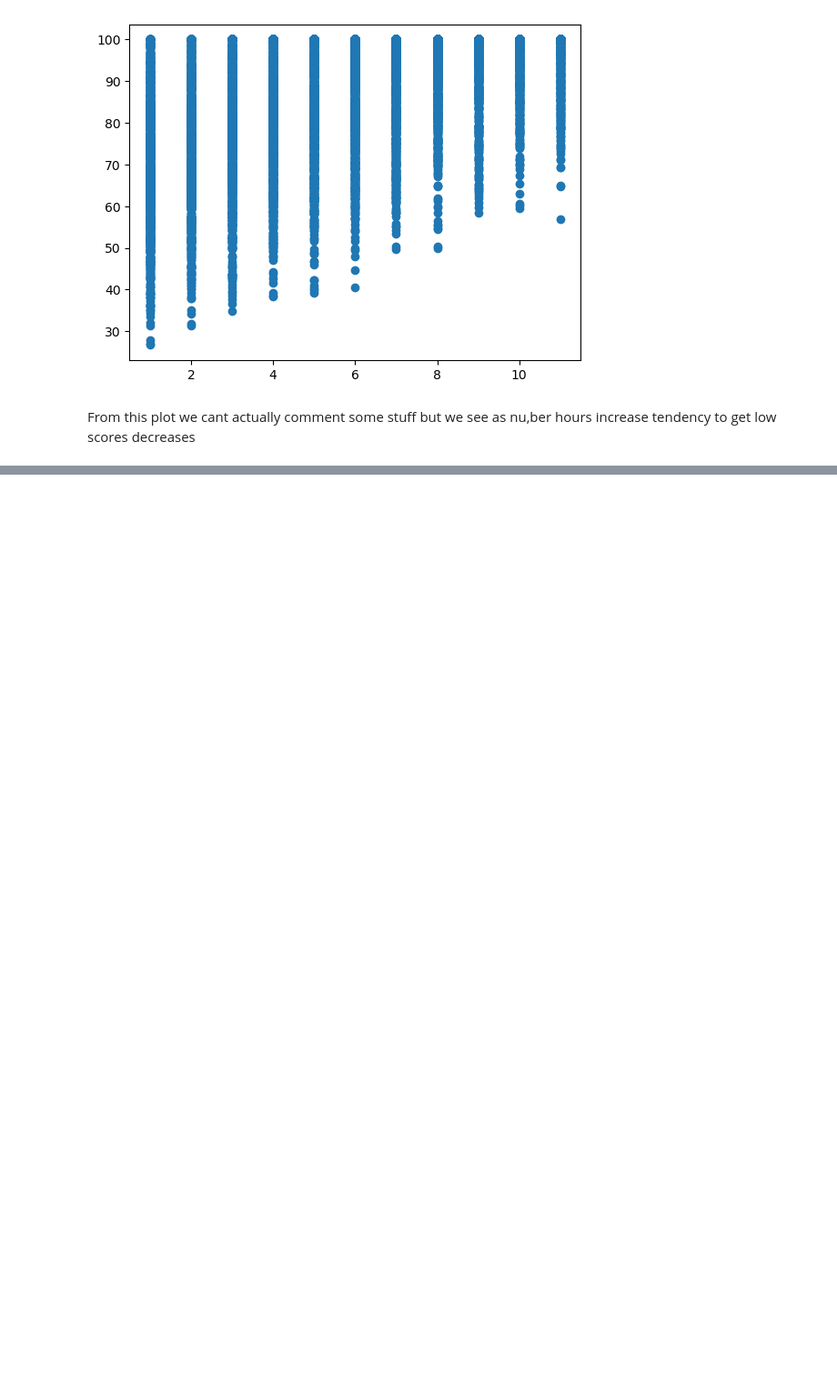
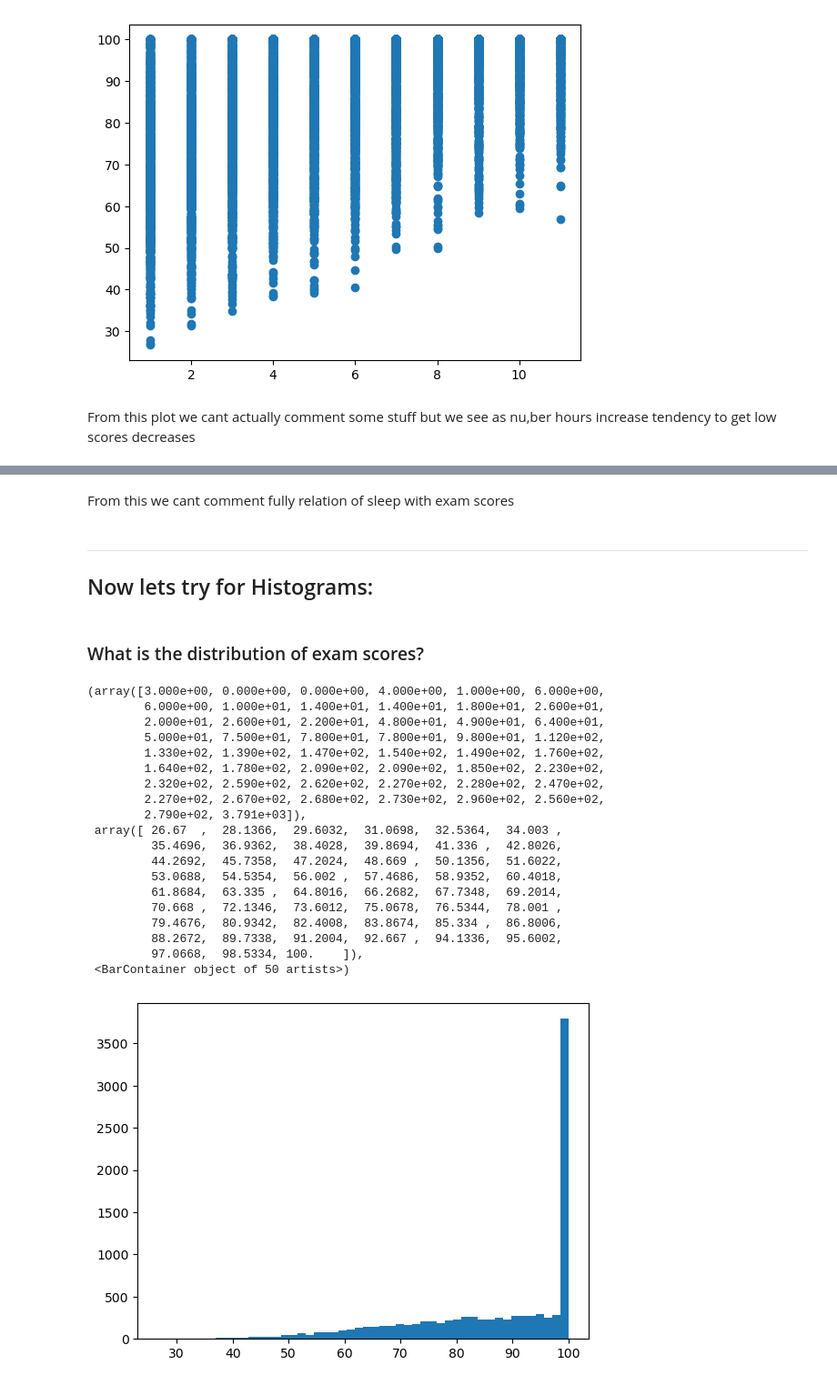
Before and after one commit to thedhawalpanchamiya/data-visualization, a Jupyter notebook: Mathplotlib_work.ipynb, the cells around one changed output, grey strips where cells are left out. Shown at 91% size. Cells and saved outputs as stored; diff of their text form; code cells hidden in the pictures; blank space fills up the shorter version.

```diff
--- a/Mathplotlib_work.ipynb
+++ b/Mathplotlib_work.ipynb
@@ -64,0 +86,34 @@ From this plot we cant actually comment some stuff but we see as nu,ber hours in
+# %% [markdown]
+From this we cant comment fully relation of sleep with exam scores
+# %% [markdown]
+---
+## Now lets try for Histograms:
+# %% [markdown]
+### What is the distribution of exam scores?
+# %%
+plt.hist(data = data, x= 'exam_score',bins = 50)
+plt.xlabel('Exam Score')
+plt.ylabel('No of Students in that range')
+plt.title('Distribution of scores')
+plt.show()
+# %% [output]
+(array([3.000e+00, 0.000e+00, 0.000e+00, 4.000e+00, 1.000e+00, 6.000e+00,
+        6.000e+00, 1.000e+01, 1.400e+01, 1.400e+01, 1.800e+01, 2.600e+01,
+        2.000e+01, 2.600e+01, 2.200e+01, 4.800e+01, 4.900e+01, 6.400e+01,
+        5.000e+01, 7.500e+01, 7.800e+01, 7.800e+01, 9.800e+01, 1.120e+02,
+        1.330e+02, 1.390e+02, 1.470e+02, 1.540e+02, 1.490e+02, 1.760e+02,
+        1.640e+02, 1.780e+02, 2.090e+02, 2.090e+02, 1.850e+02, 2.230e+02,
+        2.320e+02, 2.590e+02, 2.620e+02, 2.270e+02, 2.280e+02, 2.470e+02,
+        2.270e+02, 2.670e+02, 2.680e+02, 2.730e+02, 2.960e+02, 2.560e+02,
+        2.790e+02, 3.791e+03]),
+ array([ 26.67  ,  28.1366,  29.6032,  31.0698,  32.5364,  34.003 ,
+         35.4696,  36.9362,  38.4028,  39.8694,  41.336 ,  42.8026,
+         44.2692,  45.7358,  47.2024,  48.669 ,  50.1356,  51.6022,
+         53.0688,  54.5354,  56.002 ,  57.4686,  58.9352,  60.4018,
+         61.8684,  63.335 ,  64.8016,  66.2682,  67.7348,  69.2014,
+         70.668 ,  72.1346,  73.6012,  75.0678,  76.5344,  78.001 ,
+         79.4676,  80.9342,  82.4008,  83.8674,  85.334 ,  86.8006,
+         88.2672,  89.7338,  91.2004,  92.667 ,  94.1336,  95.6002,
+         97.0668,  98.5334, 100.    ]),
+ <BarContainer object of 50 artists>)
+[figure, added]
```
Also changed, not shown: parts of 13 cells of this notebook.
